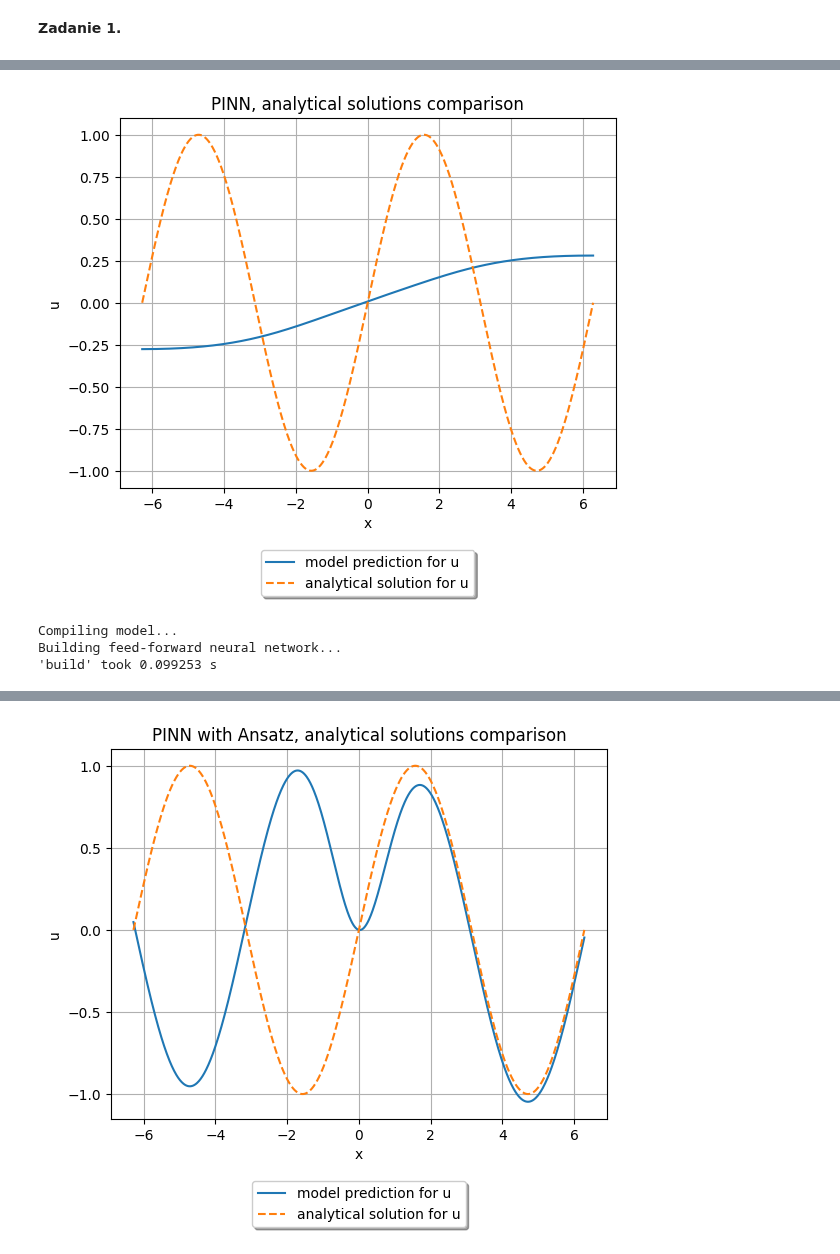
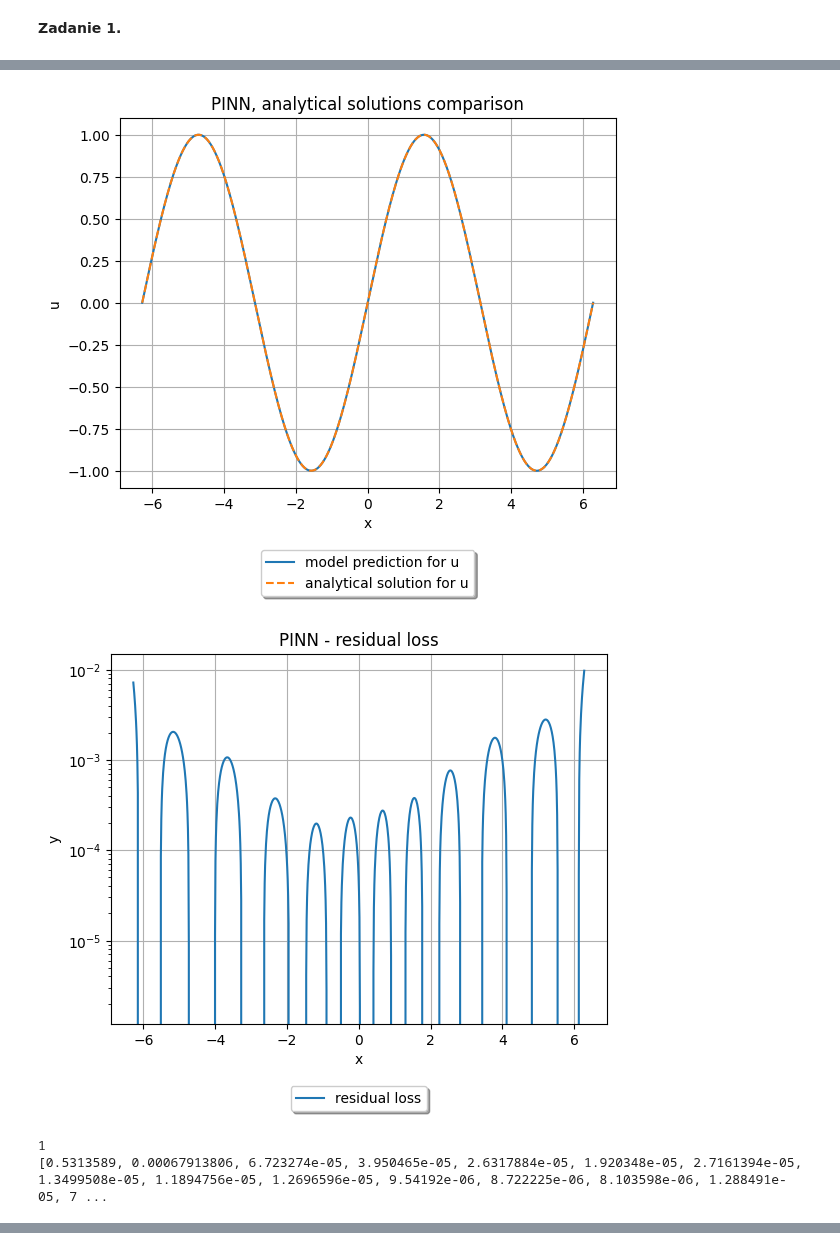
Before and after one commit to baramundi666/Computation-Methods-for-Science-and-Technology, a Jupyter notebook: lab-10/main.ipynb, the cells around one changed output, grey strips where cells are left out. Saved outputs shown, nothing was run; the diff lists cells and outputs as text; code cells hidden in the pictures.

```diff
--- a/lab-10/main.ipynb
+++ b/lab-10/main.ipynb
@@ -31,7 +31,7 @@ def Procedure(omega, hidden_layers, neurons_per_layer, num_training, num_test):
         ode,
         bc,
         num_domain = num_training,
-        # num_boundary = 2,
+        num_boundary = 2,
         num_test = num_test,
     )
 
@@ -54,7 +54,11 @@ def Procedure(omega, hidden_layers, neurons_per_layer, num_training, num_test):
     u_true = 1/omega * np.sin(omega*x_data)
     residual = model.predict(x_data, operator=ode)
 
-    return x_data, u_pred, u_true, residual
+    loss = []
+    for var, _ in losshistory.loss_train:
+        loss.append(var)
+
+    return x_data, u_pred, u_true, residual, loss
 # %%
 # Ansatz Procedure definition
 def Procedure_Ansatz(omega, hidden_layers, neurons_per_layer, num_training, num_test):
@@ -71,7 +75,7 @@ def Procedure_Ansatz(omega, hidden_layers, neurons_per_layer, num_training, num_
         ode,
         [],
         num_domain = num_training,
-        # num_boundary = 2,
+        num_boundary = 2,
         num_test = num_test,
     )
 
@@ -95,9 +99,9 @@ def Procedure_Ansatz(omega, hidden_layers, neurons_per_layer, num_training, num_
     u_true = 1/omega * np.sin(omega*x_data)
     residual = model.predict(x_data, operator=ode)
 
-    return x_data, u_pred, u_true, residual
+    return x_data, u_pred, u_true, residual, losshistory.loss_train
 # %%
-x_data, u_pred, u_true, residual = Procedure(1.0, 2, 16, 200, 1000)
+x_data, u_pred, u_true, residual, loss = Procedure(1.0, 2, 16, 200, 1000)
 
 # Plot
 plt.title('PINN, analytical solutions comparison')
@@ -110,7 +114,33 @@ plt.legend(loc='upper center', bbox_to_anchor=(0.5, -0.15),
 plt.grid()
 plt.show()
 
-x_data, u_pred, u_true, residual = Procedure_Ansatz(1.0, 2, 16, 200, 1000)
+# Plot
+plt.title('PINN - residual loss')
+plt.plot(x_data, residual, label='residual loss')
+plt.yscale('log')
+plt.xlabel('x')
+plt.ylabel('y')
+plt.legend(loc='upper center', bbox_to_anchor=(0.5, -0.15),
+        fancybox=True, shadow=True, ncol=1)
+plt.grid()
+plt.show()
+
+
+print("1")
+print(loss)
+
+# Plot
+plt.title('PINN - train loss')
+plt.plot(range(len(loss)), loss, label='train loss')
+plt.yscale('log')
+plt.xlabel('num of iterations')
+plt.ylabel('y')
+plt.legend(loc='upper center', bbox_to_anchor=(0.5, -0.15),
+        fancybox=True, shadow=True, ncol=1)
+plt.grid()
+plt.show()
+
+x_data, u_pred, u_true, residual, loss = Procedure_Ansatz(1.0, 2, 16, 200, 1000)
 
 # Plot
 plt.title('PINN with Ansatz, analytical solutions comparison')
@@ -122,6 +152,31 @@ plt.legend(loc='upper center', bbox_to_anchor=(0.5, -0.15),
         fancybox=True, shadow=True, ncol=1)
 plt.grid()
 plt.show()
+
+# Plot
+plt.title('PINN with Ansatz - residual loss')
+plt.plot(x_data, residual, label='residual loss')
+plt.yscale('log')
+plt.xlabel('x')
+plt.ylabel('y')
+plt.legend(loc='upper center', bbox_to_anchor=(0.5, -0.15),
+        fancybox=True, shadow=True, ncol=1)
+plt.grid()
+plt.show()
+
+print("2")
+print(loss)
+
+# Plot
+plt.title('PINN with Ansatz - train loss')
+plt.plot(range(len(loss)), loss, label='train loss')
+plt.yscale('log')
+plt.xlabel('num of iterations')
+plt.ylabel('y')
+plt.legend(loc='upper center', bbox_to_anchor=(0.5, -0.15),
+        fancybox=True, shadow=True, ncol=1)
+plt.grid()
+plt.show()
 # %% [output]
 Compiling model...
 Building feed-forward neural network...
@@ -142,4 +201,4 @@ Best model at step 0:
-[figure, old version]
+[figure, new version]
+[figure, new version]
-Compiling model...
-Building feed-forward neural network...
-'build' took 0.099253 s
+1
+[0.5313589, 0.00067913806, 6.723274e-05, 3.950465e-05, 2.6317884e-05, 1.920348e-05, 2.7161394e-05, 1.3499508e-05, 1.1894756e-05, 1.2696596e-05, 9.54192e-06, 8.722225e-06, 8.103598e-06, 1.288491e-05, 7 ...
@@ -163 +208,0 @@ Step      Train loss    Test loss     Test metric
-[figure, old version]
```
Also changed, not shown: parts of 2 cells of this notebook.
